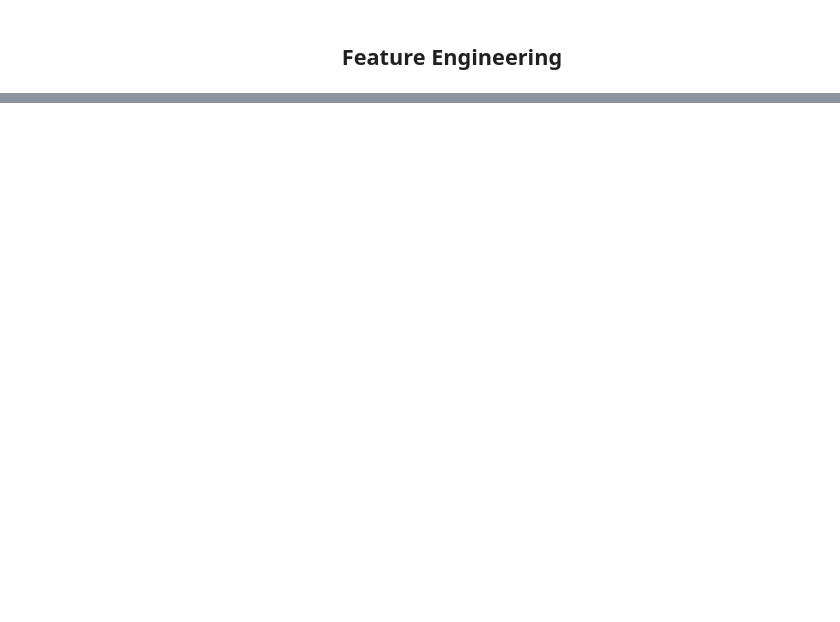
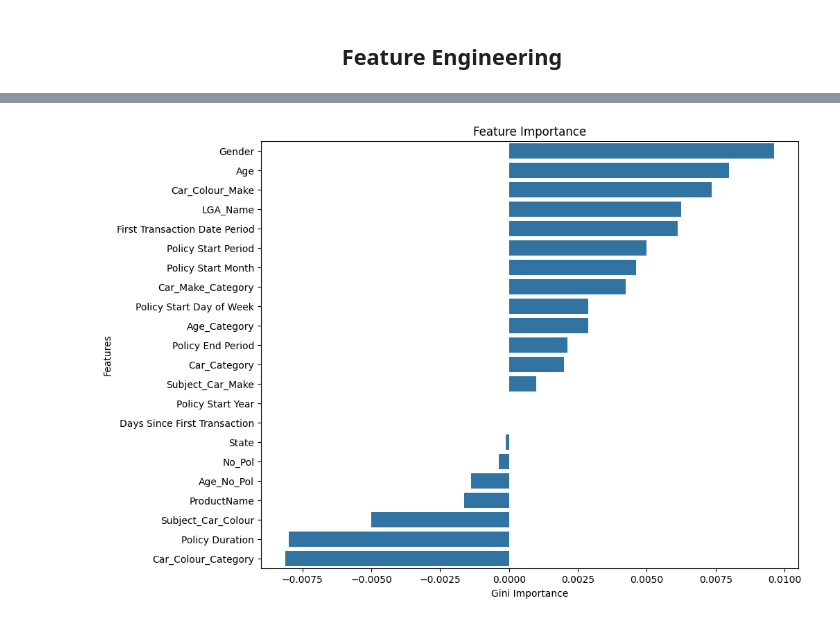
Before and after one commit to Gbekoilias/Auto-Insurance-Claim-Prediction, a Jupyter notebook: modeling.ipynb, the cells around one changed output, grey strips where cells are left out. Drawn from its saved outputs; the diff is of its cells as text; code cells hidden in the pictures; blank space fills up the shorter version.

Commit message:
finished modeling

```diff
--- a/modeling.ipynb
+++ b/modeling.ipynb
@@ -459,0 +628,4 @@ plt.show()
+# %%
+TOADmodel = build_model()
+X_train_over, y_train_over = resample()
+TOADmodel.fit(X_train_over, y_train_over)
@@ -459,0 +717,4 @@ plt.show()
+# %%
+for model in TOADmodel.named_steps["votingclassifier"].estimators_:
+    if hasattr(TOADmodel, 'feature_importances_'):
+        feature_importances_model = TOADmodel.feature_importances_
@@ -459,0 +741,14 @@ plt.show()
+# %%
+from sklearn.inspection import permutation_importance
+
+# Fit your pipeline on the training data
+TOADmodel.fit(X_train_over, y_train_over)
+
+# Calculate permutation importances
+result = permutation_importance(TOADmodel, X_test, y_test, n_repeats=10, random_state=42, n_jobs=2)
+
+# Get feature importances
+feature_importances = result.importances_mean
+
+# Create a series with feature names and importances
+feat_imp = pd.Series(feature_importances, index=features).sort_values(ascending=False)
@@ -459,0 +773,15 @@ plt.show()
+# %%
+# Get feature names from training data
+features = TOADmodel.feature_names_in_
+
+# Create a series with feature names and importances
+feat_imp = pd.Series(feature_importances_model,index=features).sort_values(ascending=False)
+# %%
+# Create a horizontal bar plot
+plt.figure(figsize=(10,8))
+sns.barplot(x=feat_imp.values, y=feat_imp.index, orient='h',color=sns.color_palette()[0])
+plt.xlabel("Gini Importance")
+plt.ylabel("Features")
+plt.title("Feature Importance");
+# %% [output]
+[figure, added]
```
Also changed, not shown: parts of 34 cells of this notebook, 2 other files.
